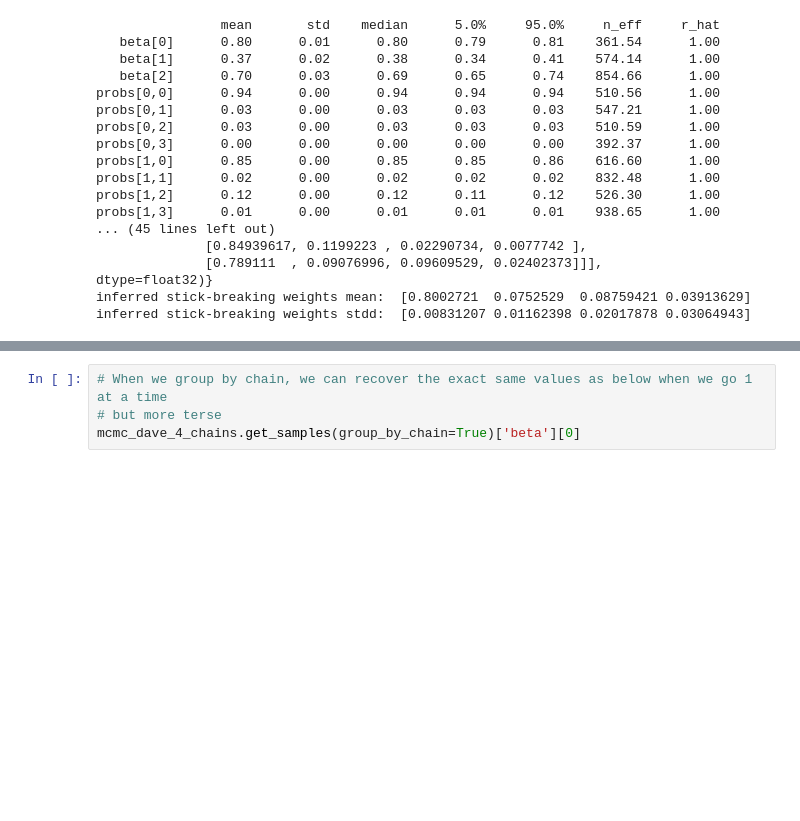
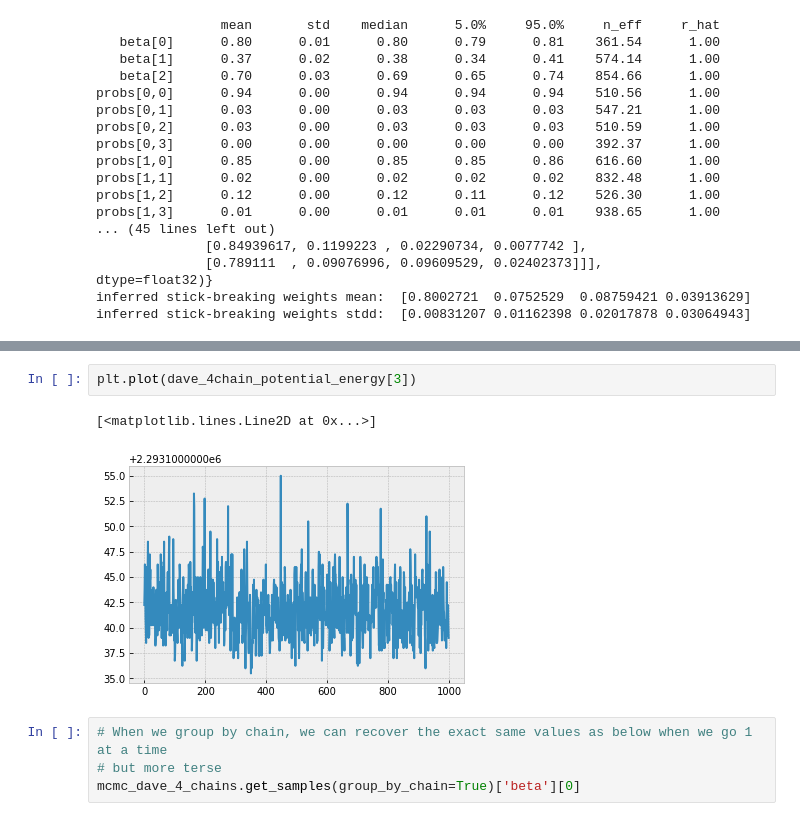
Before and after one commit to akotlar/multivariate-tada, a Jupyter notebook: project/sim5.ipynb, the cells around one changed output, grey strips where cells are left out. Cells and saved outputs as stored; diff of their text form; blank space fills up the shorter version.

```diff
--- a/project/sim5.ipynb
+++ b/project/sim5.ipynb
@@ -319,3 +338,8 @@ inferred stick-breaking weights stdd:  [0.04888507 0.38688722 0.36104766 0.02694
+# %%
+plt.plot(dave_4chain_potential_energy[3])
+# %% [output]
+[<matplotlib.lines.Line2D at 0x...>]
+[figure, added]
 # %%
 # When we group by chain, we can recover the exact same values as below when we go 1 at a time
 # but more terse
```
Also changed, not shown: parts of 17 cells of this notebook.
